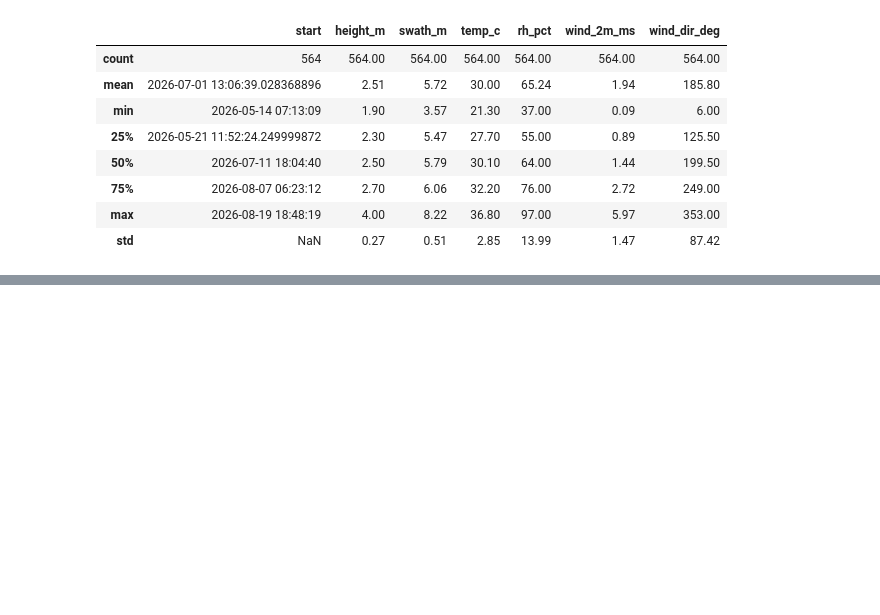
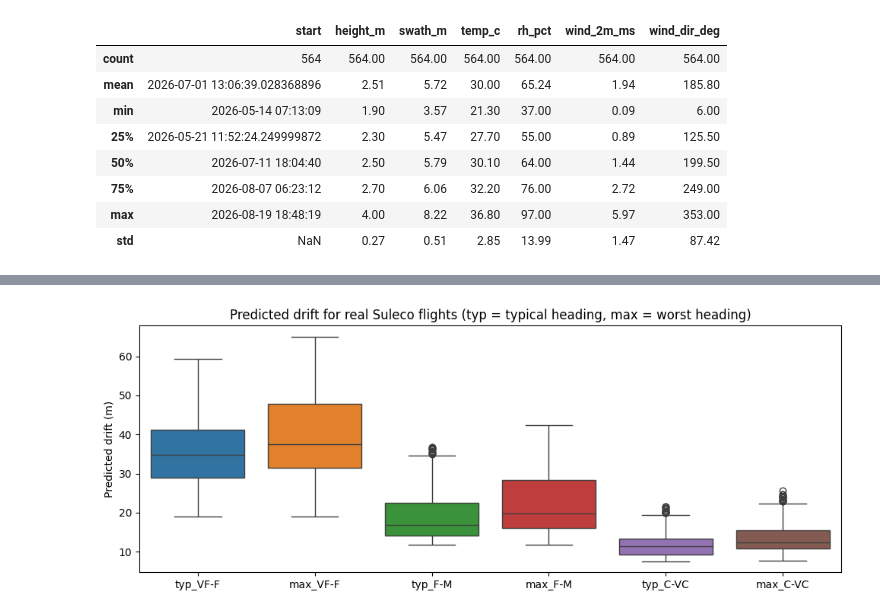
Before and after one commit to ShiharaXcor/AI-Driven-Drone-System-for-Precision-Spraying-in-Sri-Lankan-Tea-Plantations-J26-DS-346, a Jupyter notebook: component2_wind_spraying/validation/suleco_validation.ipynb, the cells around one changed output, grey strips where cells are left out. Saved outputs shown, nothing was run; the diff lists cells and outputs as text; code cells hidden in the pictures; blank space fills up the shorter version.

```diff
--- a/component2_wind_spraying/validation/suleco_validation.ipynb
+++ b/component2_wind_spraying/validation/suleco_validation.ipynb
@@ -79,0 +99,18 @@ matched with weather: 564 of 564
+# %%
+v = m[m["in_range"]].copy()
+headings = np.arange(0, 360, 10)
+
+def drift_all_headings(cls):
+    preds = []
+    for h in headings:
+        cw = v["wind_2m_ms"] * np.abs(np.sin(np.radians(v["wind_dir_deg"] - h)))
+        X = pd.DataFrame({"crosswind_ms": np.clip(cw, 0.5, 6.7), "height_m": v["height_m"], "swath_m": v["swath_m"], "temp_c": v["temp_c"], "rh_pct": v["rh_pct"], "droplet_code": DROPLET_CODE[cls]})
+        preds.append(model.predict(X[FEATURES]))
+    P = np.vstack(preds)
+    return P.min(axis=0), np.median(P, axis=0), P.max(axis=0)
+
+for cls in ["VF-F", "F-M", "C-VC"]:
+    v[f"min_{cls}"], v[f"typ_{cls}"], v[f"max_{cls}"] = drift_all_headings(cls)
+
+print("flights predicted:", len(v))
+v.filter(regex="^(min|typ|max)_").describe().round(1).T
@@ -79,0 +129,11 @@ matched with weather: 564 of 564
+# %%
+cols = ["typ_VF-F", "max_VF-F", "typ_F-M", "max_F-M", "typ_C-VC", "max_C-VC"]
+plt.figure(figsize=(10, 4))
+sns.boxplot(data=v[cols])
+plt.ylabel("Predicted drift (m)")
+plt.title("Predicted drift for real Suleco flights (typ = typical heading, max = worst heading)")
+plt.tight_layout()
+plt.savefig("fig_b6_suleco_drift.png", dpi=150, bbox_inches="tight")
+plt.show()
+# %% [output]
+[figure, added]
```
Also changed, not shown: parts of 7 cells of this notebook.
